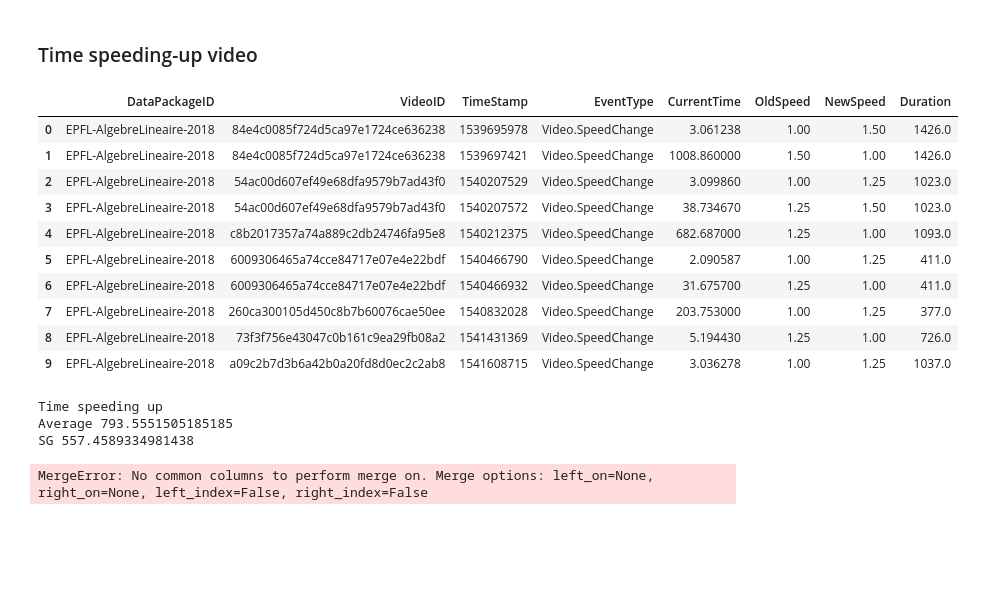
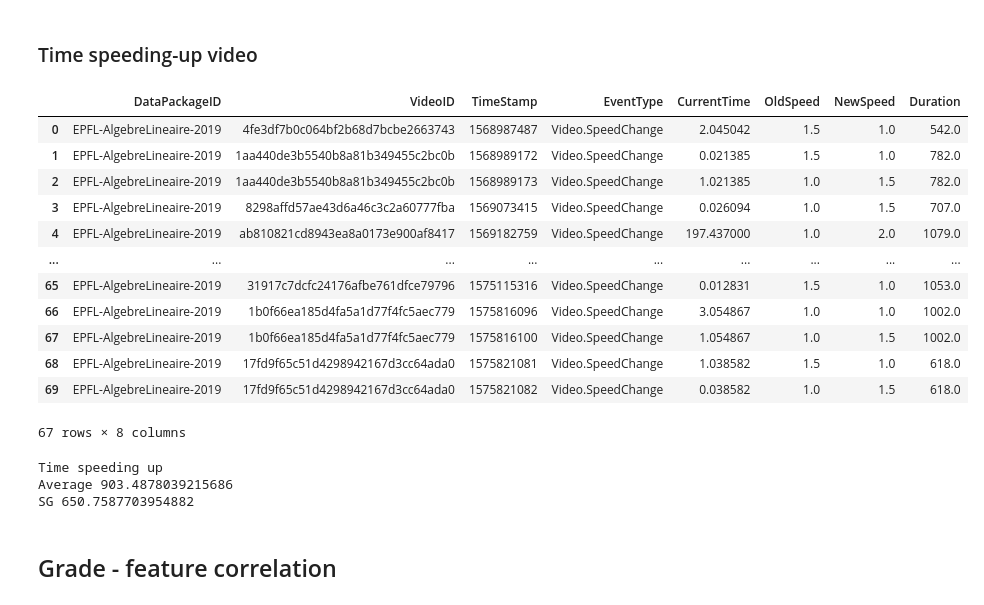
Before and after one commit to epfl-ml4ed/flipped-classroom, a Jupyter notebook: notebooks/AIED_feature_reproduction.ipynb, the cells around one changed output. Cells and saved outputs as stored; diff of their text form; code cells hidden in the pictures; blank space fills up the shorter version.

Commit message:
AIED features, correlation with grades and unit tests

```diff
--- a/notebooks/AIED_feature_reproduction.ipynb
+++ b/notebooks/AIED_feature_reproduction.ipynb
@@ -47,0 +53,3 @@ events = getVideoEvents(mode='all')
+# %%
+events = raw_events[~raw_events.AccountUserID.isin(inactives)]
+print(raw_events.shape, events.shape)
@@ -53,5 +63,5 @@ events.sample()
 # %%
-user_events = events.loc[events.AccountUserID == '47670']
+user_events = events.loc[events.AccountUserID == '18422']
 # %% [markdown]
 ### Total views
 # %%
@@ -72,3 +82,6 @@ Total number of videos watched 106
+# %%
+PATH = '../data/lin_alg_moodle/video_with_durations.csv'
+original_dated_videos = pd.read_csv(PATH, index_col=0)
 # %%
 def week_video_total(year):
     """
@@ -84,8 +97,9 @@ def week_video_total(year):
     return pd.DataFrame(index=weeks, data=weekly_count, columns=["Total"])
 
 def get_dated_videos():
-    PATH = '../data/lin_alg_moodle/video_with_durations.csv'
-    dated_videos = pd.read_csv(PATH, index_col=0)
+    #PATH = '../data/lin_alg_moodle/video_with_durations.csv'
+    #dated_videos = pd.read_csv(PATH, index_col=0)
+    dated_videos = original_dated_videos
     dated_videos['Due_date'] = pd.to_datetime(dated_videos['Due_date']) #Convert String to datetime
     dated_videos['Year'] = dated_videos.Due_date.dt.year #Add year column
     return dated_videos
@@ -99,6 +113,8 @@ def videos_watched_on_right_week(user_events):
 def weekly_prop(user_events):
     """Compute the ratio of video events in the dataframe over the videos assigned weekly the user_events
     may only contained only the first viewings, only rewatched videos or only interrupted videos."""
+    if len(user_events) == 0:
+        return [0]
     first_views = videos_watched_on_right_week(user_events)
     #Freq Weekly starting on Thursday since the last due date is on Thursday
     weekly_count = first_views.groupby(pd.Grouper(key="Date", freq="W-THU")).size().to_frame(name="Count")
@@ -107,5 +123,6 @@ def weekly_prop(user_events):
     #Number of assigned videos per week
     weekly_total = week_video_total(user_events.Year.iloc[0])
     #Merge and compute the ratio of watched
-    weekly_prop = weekly_total.merge(weekly_count, left_index=True, right_index=True)
+    weekly_prop = weekly_total.merge(weekly_count, left_index=True, right_index=True, how='left')
+    weekly_prop['Count'] = weekly_prop.Count.fillna(0)
     return np.clip((weekly_prop.Count / weekly_prop.Total).values,0,1)
@@ -391,9 +412,9 @@ SG 181.15720351499434
 ### Time speeding-up video
 # %%
 def compute_speedchange_current_time(user_events):
-    #Compute the CurrentTime of the SpeedChange event as it is not logged in the db
-    #For that we find the closest event (in the same video and day) with a non null CurrentTime
-    #Then we compute the SpeedChange CurrentTime with the delta time between the 2 events
+    """Compute the CurrentTime of the SpeedChange event as it is not logged in the db
+    For that we find the closest event (in the same video and day) with a non null CurrentTime
+    Then we compute the SpeedChange CurrentTime with the delta time between the 2 events"""
 
     #Keep only SpeedChange events and events with non null CurrentTime
     df = user_events[(user_events.EventType == 'Video.SpeedChange') | (~user_events.CurrentTime.isna())]
@@ -415,43 +436,45 @@ def compute_speedchange_current_time(user_events):
     df['ClosestCurrentTime'] = np.nan
     #If the next event is the closest
     df.loc[df.NextDiff <= df.PrevDiff, 'ClosestVideoID'] = df[df.NextDiff <= df.PrevDiff].NextVideoID
     df.loc[df.NextDiff <= df.PrevDiff, 'ClosestTimeStamp'] = df[df.NextDiff <= df.PrevDiff].NextTimeStamp
     df.loc[df.NextDiff <= df.PrevDiff, 'ClosestCurrentTime'] = df[df.NextDiff <= df.PrevDiff].NextCurrentTime
     #If the previous event is the closest
     df.loc[df.NextDiff > df.PrevDiff, 'ClosestVideoID'] = df[df.NextDiff > df.PrevDiff].PrevVideoID
     df.loc[df.NextDiff > df.PrevDiff, 'ClosestTimeStamp'] = df[df.NextDiff > df.PrevDiff].PrevTimeStamp
     df.loc[df.NextDiff > df.PrevDiff, 'ClosestCurrentTime'] = df[df.NextDiff > df.PrevDiff].PrevCurrentTime
 
     #Filter the SpeedChange events
     df = df[(df.EventType == 'Video.SpeedChange') & (df.VideoID == df.ClosestVideoID) &
                (~df.ClosestCurrentTime.isna())]
     df.drop(columns=['NextDiff', 'NextVideoID','NextTimeStamp',"NextCurrentTime",'PrevDiff', "PrevVideoID",
                        "PrevTimeStamp", "PrevCurrentTime", "ClosestVideoID", 'SeekType', 'OldTime',
                        'NewTime', 'AccountUserID', 'Date', 'Year'],inplace=True)
     df['CurrentTime'] = df.ClosestCurrentTime + abs(df.TimeStamp - df.ClosestTimeStamp)
 
     #Duration are the same through the year, we can simply keep the first VideoID
     video_durations = get_dated_videos().drop_duplicates(subset=['VideoID'])
     df = df.merge(video_durations, on=['VideoID'])
     df = df[df.CurrentTime < df.Duration]
 
     df.drop(columns=['ClosestTimeStamp', 'ClosestCurrentTime', 'Chapter', 'Subchapter', 'Source',
                    'Due_date', 'Year'],inplace=True)
     return df
 
 compute_speedchange_current_time(user_events)
 # %% [output]
 |  | DataPackageID | VideoID | TimeStamp | EventType | CurrentTime | OldSpeed | NewSpeed | Duration |
-| 0 | EPFL-AlgebreLineaire-2018 | 84e4c0085f724d5ca97e1724ce636238 | 1539695978 | Video.SpeedChange | 3.061238 | 1.00 | 1.50 | 1426.0 |
-| 1 | EPFL-AlgebreLineaire-2018 | 84e4c0085f724d5ca97e1724ce636238 | 1539697421 | Video.SpeedChange | 1008.860000 | 1.50 | 1.00 | 1426.0 |
-| 2 | EPFL-AlgebreLineaire-2018 | 54ac00d607ef49e68dfa9579b7ad43f0 | 1540207529 | Video.SpeedChange | 3.099860 | 1.00 | 1.25 | 1023.0 |
-| 3 | EPFL-AlgebreLineaire-2018 | 54ac00d607ef49e68dfa9579b7ad43f0 | 1540207572 | Video.SpeedChange | 38.734670 | 1.25 | 1.50 | 1023.0 |
-| 4 | EPFL-AlgebreLineaire-2018 | c8b2017357a74a889c2db24746fa95e8 | 1540212375 | Video.SpeedChange | 682.687000 | 1.25 | 1.00 | 1093.0 |
-| 5 | EPFL-AlgebreLineaire-2018 | 6009306465a74cce84717e07e4e22bdf | 1540466790 | Video.SpeedChange | 2.090587 | 1.00 | 1.25 | 411.0 |
-| 6 | EPFL-AlgebreLineaire-2018 | 6009306465a74cce84717e07e4e22bdf | 1540466932 | Video.SpeedChange | 31.675700 | 1.25 | 1.00 | 411.0 |
-| 7 | EPFL-AlgebreLineaire-2018 | 260ca300105d450c8b7b60076cae50ee | 1540832028 | Video.SpeedChange | 203.753000 | 1.00 | 1.25 | 377.0 |
-| 8 | EPFL-AlgebreLineaire-2018 | 73f3f756e43047c0b161c9ea29fb08a2 | 1541431369 | Video.SpeedChange | 5.194430 | 1.25 | 1.00 | 726.0 |
-| 9 | EPFL-AlgebreLineaire-2018 | a09c2b7d3b6a42b0a20fd8d0ec2c2ab8 | 1541608715 | Video.SpeedChange | 3.036278 | 1.00 | 1.25 | 1037.0 |
+| 0 | EPFL-AlgebreLineaire-2019 | 4fe3df7b0c064bf2b68d7bcbe2663743 | 1568987487 | Video.SpeedChange | 2.045042 | 1.5 | 1.0 | 542.0 |
+| 1 | EPFL-AlgebreLineaire-2019 | 1aa440de3b5540b8a81b349455c2bc0b | 1568989172 | Video.SpeedChange | 0.021385 | 1.5 | 1.0 | 782.0 |
+| 2 | EPFL-AlgebreLineaire-2019 | 1aa440de3b5540b8a81b349455c2bc0b | 1568989173 | Video.SpeedChange | 1.021385 | 1.0 | 1.5 | 782.0 |
+| 3 | EPFL-AlgebreLineaire-2019 | 8298affd57ae43d6a46c3c2a60777fba | 1569073415 | Video.SpeedChange | 0.026094 | 1.0 | 1.5 | 707.0 |
+| 4 | EPFL-AlgebreLineaire-2019 | ab810821cd8943ea8a0173e900af8417 | 1569182759 | Video.SpeedChange | 197.437000 | 1.0 | 2.0 | 1079.0 |
+| ... | ... | ... | ... | ... | ... | ... | ... | ... |
+| 65 | EPFL-AlgebreLineaire-2019 | 31917c7dcfc24176afbe761dfce79796 | 1575115316 | Video.SpeedChange | 0.012831 | 1.5 | 1.0 | 1053.0 |
+| 66 | EPFL-AlgebreLineaire-2019 | 1b0f66ea185d4fa5a1d77f4fc5aec779 | 1575816096 | Video.SpeedChange | 3.054867 | 1.0 | 1.0 | 1002.0 |
+| 67 | EPFL-AlgebreLineaire-2019 | 1b0f66ea185d4fa5a1d77f4fc5aec779 | 1575816100 | Video.SpeedChange | 1.054867 | 1.0 | 1.5 | 1002.0 |
+| 68 | EPFL-AlgebreLineaire-2019 | 17fd9f65c51d4298942167d3cc64ada0 | 1575821081 | Video.SpeedChange | 1.038582 | 1.5 | 1.0 | 618.0 |
+| 69 | EPFL-AlgebreLineaire-2019 | 17fd9f65c51d4298942167d3cc64ada0 | 1575821082 | Video.SpeedChange | 0.038582 | 1.0 | 1.5 | 618.0 |
+67 rows × 8 columns
 # %%
 def compute_time_speeding_up(user_events):
     """Compute the time spent with a high spedd (> 1) for each video"""
@@ -462,15 +485,13 @@ def compute_time_speeding_up(user_events):
     df.drop(columns=['CurrentTime_x', 'CurrentTime_y'], inplace=True)
     df = df.sort_values(by='TimeStamp')
 
-    def label_speed(row):
-        global speed
-        newSpeed = speed if np.isnan(row) else row
-        speed = newSpeed
+    def label_speed(row, speed):
+        newSpeed = speed['value'] if np.isnan(row) else row
+        speed['value'] = newSpeed
         return newSpeed
 
-    speed = 1
-
-    df['Speed'] = df.NewSpeed.apply(lambda row: label_speed(row))
+    speed = {"value": 1} # Create a mutable object instead of a simple integer in order to modify its value in the label_speed function
+    df['Speed'] = df.NewSpeed.apply(lambda row: label_speed(row, speed))
     df['NextVideoID'] = df.VideoID.shift(-1)
 
     video_durations = get_dated_videos().drop_duplicates(subset=['VideoID'])[['VideoID', 'Duration']]
@@ -495,10 +516,11 @@ def avg_time_speeding_up(user_events):
 def std_time_speeding_up(user_events):
     return compute_time_speeding_up(user_events).std()
 
+speed = 1
 print("Time speeding up")
 print("Average",avg_time_speeding_up(user_events))
 print("SG",std_time_speeding_up(user_events))
 # %% [output]
 Time speeding up
-Average 793.5551505185185
-SG 557.4589334981438
+Average 903.4878039215686
+SG 650.7587703954882
@@ -507,4 +526,0 @@ video_info = getVideoEventsInfo()
-# %%
-problem_info = getProblemEventsInfo()
-# %% [output]
-MergeError: No common columns to perform merge on. Merge options: left_on=None, right_on=None, left_index=False, right_index=False
@@ -512,0 +527,2 @@ problem_info
+# %% [markdown]
+## Grade - feature correlation
```
Also changed, not shown: parts of 30 cells of this notebook, 6 other files.
